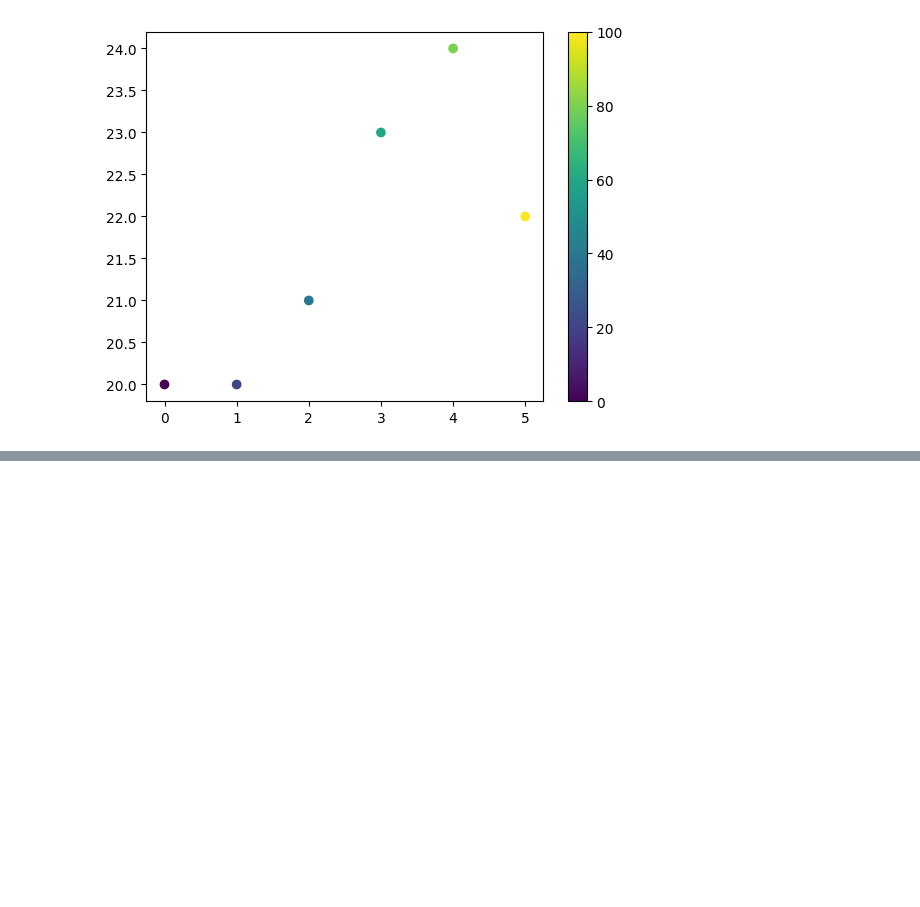
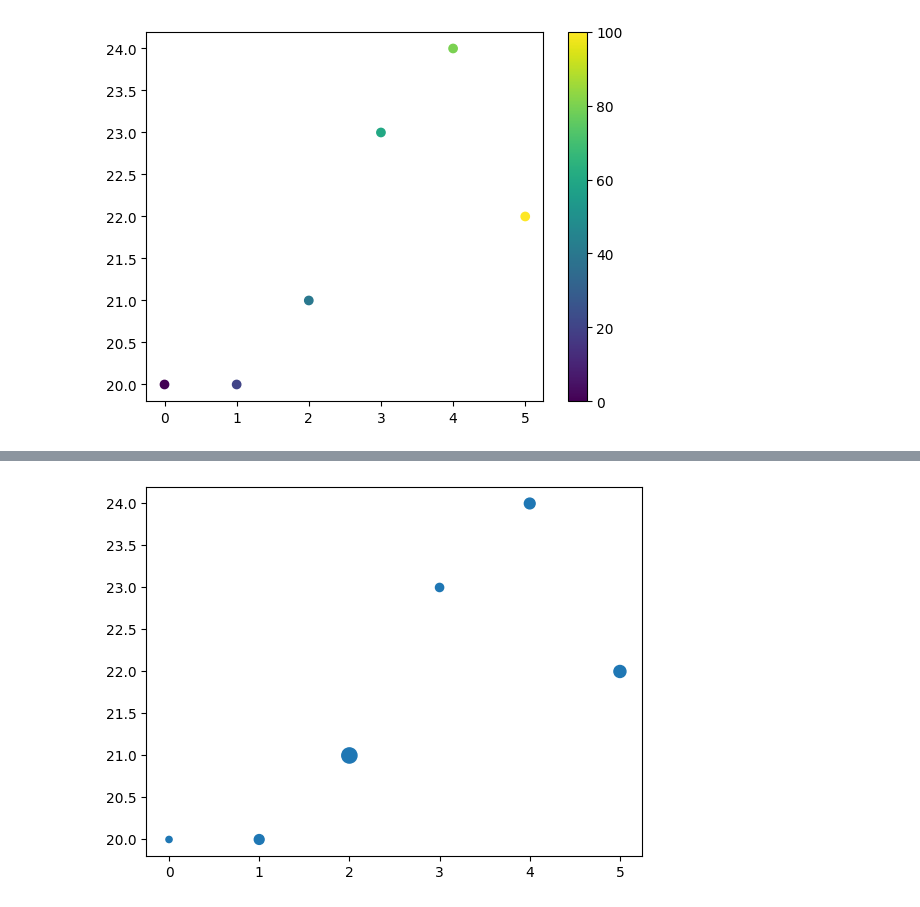
Before and after one commit to NatashaMoses/ML_Python_Libraries, a Jupyter notebook: matplotlib/01_matplotlib_scatterplots.ipynb, the cells around one changed output, grey strips where cells are left out. Cells and saved outputs as stored; diff of their text form; code cells hidden in the pictures; blank space fills up the shorter version.

Commit message:
finish scatter, alpha and size

```diff
--- a/matplotlib/01_matplotlib_scatterplots.ipynb
+++ b/matplotlib/01_matplotlib_scatterplots.ipynb
@@ -100,0 +114,16 @@ plt.show()
+# %%
+# SIZE OF THE DOTS
+import matplotlib.pyplot as plt
+import numpy as np
+
+#week two, day and temperature:
+x = np.array([0,1,2,3,4,5])
+y = np.array([20,20,21,23,24,22])
+
+sizes = np.array([20,50,120,35,60,75])
+
+plt.scatter(x, y, s = sizes)
+
+plt.show()
+# %% [output]
+[figure, added]
```
Also changed, not shown: parts of 7 cells of this notebook.
